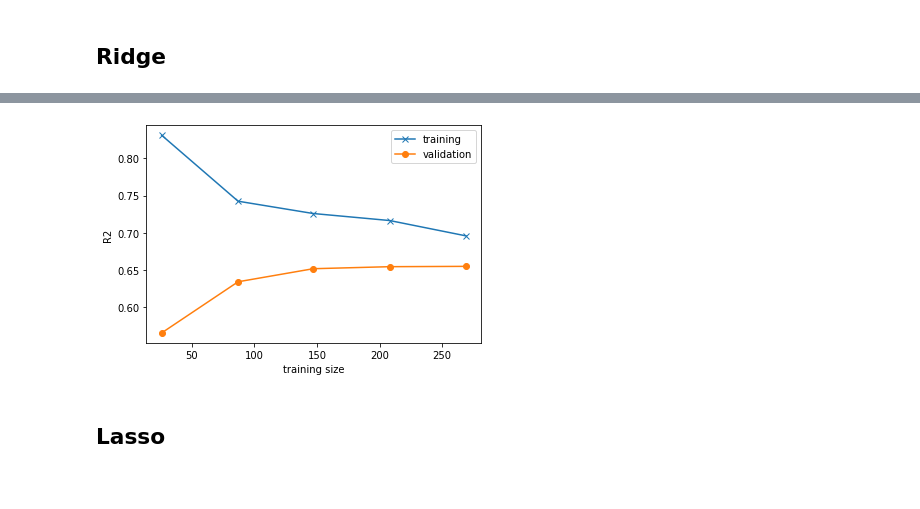
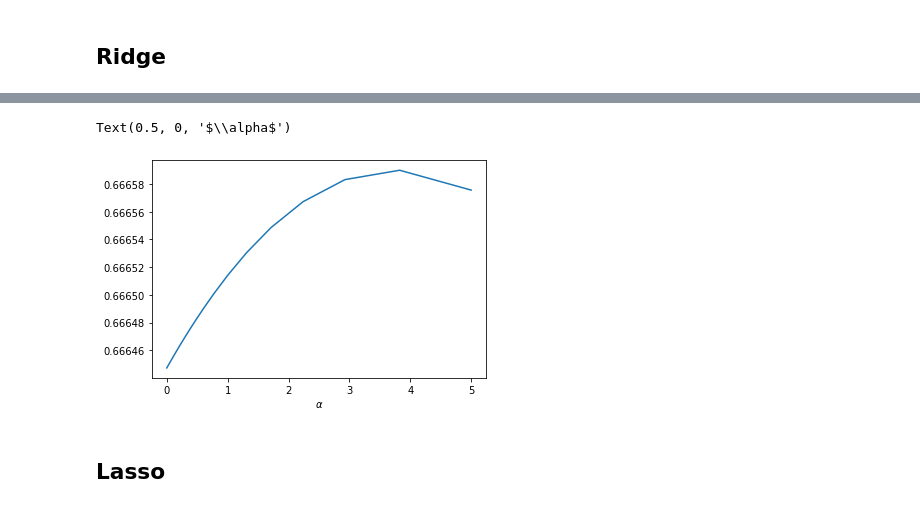
Before and after one commit to prudolph1/regression_base_code, a Jupyter notebook: regression_methods.ipynb, the cells around one changed output, grey strips where cells are left out. Saved outputs shown, nothing was run; the diff lists cells and outputs as text; code cells hidden in the pictures.

```diff
--- a/regression_methods.ipynb
+++ b/regression_methods.ipynb
@@ -311,16 +311,17 @@ model_learning_curve(model,X_train,y_train)
 ## Ridge
 # %%
 kf = 5
-model = Pipeline([("scaler", StandardScaler()),
-        # ("polynomial_features", PolynomialFeatures()),
-        ("ridge_regression", Ridge())])
+model = Pipeline([('scaler', StandardScaler()),
+        # ('polynomial_features', PolynomialFeatures()),
+        ('ridge', Ridge())])
 
 params = {
     # 'polynomial_features__degree': [1, 2, 3],
-    'ridge_regression__alpha': np.geomspace(4, 20, 30)
+    'ridge__alpha': np.geomspace(1e-5, 5, 50)
 }
 
-grid = GridSearchCV(estimator, params, cv=kf)
+scorer = make_scorer(r2_score)
+grid = GridSearchCV(model, params, cv=kf, scoring = scorer)
 # %%
 grid.fit(X_train, y_train)
 # %% [output]
@@ -367,7 +388,12 @@ model_plots(y_train, y_predict_train)
 # %%
-model_learning_curve(model, X_train, y_train)
+# model_learning_curve(model, X_train, y_train)
-# %% [output]
-[figure, removed]
+# %%
+plt.plot(grid.cv_results_['param_ridge__alpha'].data,
+         grid.cv_results_['mean_test_score']);
+plt.xlabel('$\\alpha$')
+# %% [output]
+Text(0.5, 0, '$\\alpha$')
+[figure, added]
 # %% [markdown]
 ## Lasso
 # %% [markdown]
```
Also changed, not shown: parts of 9 cells of this notebook.
